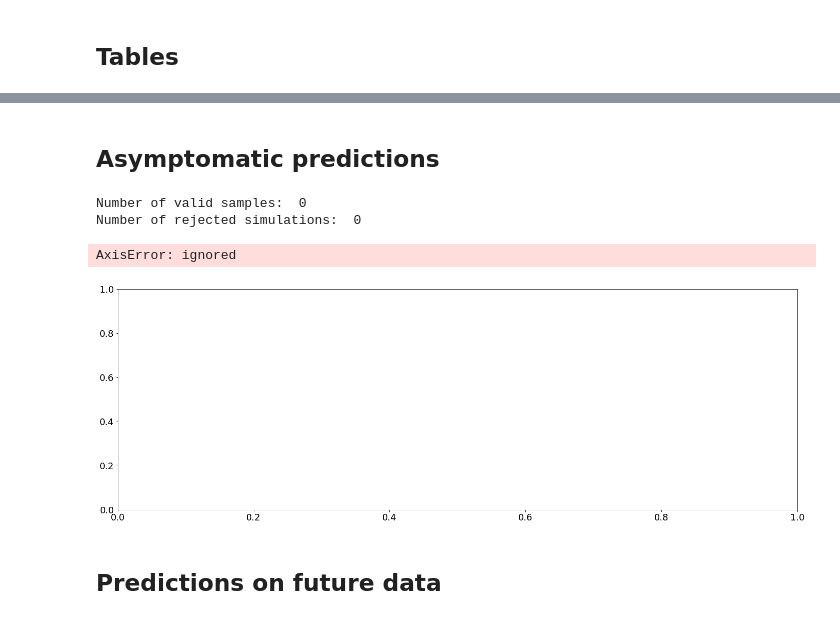
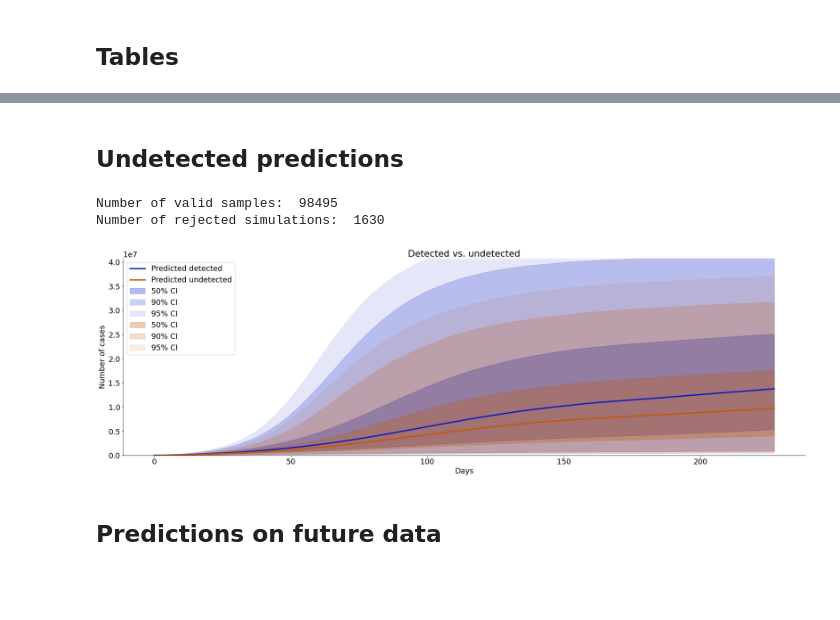
Before and after one commit to totalimba/aml, a Jupyter notebook: Code/VaccinationModel.ipynb, the cells around one changed output, grey strips where cells are left out. Drawn from its saved outputs; the diff is of its cells as text; code cells hidden in the pictures; blank space fills up the shorter version.

Commit message:
Final Code + Figures

```diff
--- a/Code/VaccinationModel.ipynb
+++ b/Code/VaccinationModel.ipynb
@@ -491,7 +487,7 @@ inv_meta = {
     'w_decay': 0.0,
     'initializer': 'glorot_uniform'
 }
-n_summary = 192
+n_summary = 200
 n_inv_blocks = 6
 
 param_names = [r'$t_1$', r'$t_2$', r'$t_3$', r'$t_4$',
@@ -502,7 +498,7 @@ param_names = [r'$t_1$', r'$t_2$', r'$t_3$', r'$t_4$',
                r'$\sigma_I$', r'$\sigma_R$', r'$\sigma_D$', r'$\sigma_V$', r'$\sigma_T$',
                r'$v_1$', r'$v_2$', r'$v_3$', r'$v_4$',
                r'$\alpha$', r'$\alpha_v$', r'$\beta$', r'$\beta_v$', r'$\gamma$',
-               r'$\eta$', r'$\theta$', r'$\delta$', r'$\delta_v$', r'$d$',
+               r'$\eta$', r'$\theta$', r'$\theta_t$', r'$\delta$', r'$\delta_v$', r'$d$',
                r'$\epsilon$', r'$\tau$']
 
 theta_dim = len(param_names)
@@ -867,7 +830,7 @@ plot_sbc(theta_samples,
 # %% [markdown]
-## Asymptomatic predictions
+## Undetected predictions
 # %%
-def plot_asymptomatic(n_samples,
+def plot_undetected(n_samples,
                      data,
                      N_sim,
                      logscale=True,
@@ -882,18 +845,28 @@ def plot_asymptomatic(n_samples,
     plt.rcParams['font.size'] = font_size
 
     norm_data = (data - mean_g) / std_g
-    samples = model.sample(norm_data, n_samples, to_numpy=True)
-    idx_nonzero = [i for i, e in enumerate(param_names) if 'phi' not in e]
-    samples = samples[np.sum(samples[:, idx_nonzero] < 0, axis=1) == 0]
-    print('Number of valid samples: ', samples.shape[0])
+
+    valid_samples = np.zeros((0,0))
+    while valid_samples.shape[0] < n_samples:
+        samples = model.sample(norm_data, n_samples*100, to_numpy=True)
+        idx_nonzero = [i for i, e in enumerate(param_names) if 'phi' not in e]
+        samples = samples[np.sum(samples[:, idx_nonzero] < 0, axis=1) == 0]
+        # cut samples with SIR probabilities > 1
+        samples = samples[np.sum(samples[:, -13:] > 1, axis=1) == 0]
+        if valid_samples.shape[0] == 0:
+            valid_samples = samples
+        else:
+            valid_samples = np.concatenate((valid_samples, samples))
+
+    print('Number of valid samples: ', valid_samples.shape[0])
     idx_alpha = param_names.index('$\\alpha$')
     f, ax = plt.subplots(1, 1, figsize=figsize)
     sims_A = []
     sims_S = []
     rej = 0
-    for i in range(samples.shape[0]):
+    for i in range(valid_samples.shape[0]):
         try:
-            sim_A, sim_S = SECIR(samples[i, :idx_alpha], samples[i, idx_alpha:], N_sim, T, sim_diff=sim_diff, asymptomatic=True)
+            sim_A, sim_S = SECIR(valid_samples[i, :idx_alpha], valid_samples[i, idx_alpha:], N_sim, T, sim_diff=sim_diff, undetected=True)
             sims_A.append(sim_A)
             sims_S.append(sim_S)
         except:
@@ -907,7 +880,7 @@ def plot_asymptomatic(n_samples,
     meds_A = np.median(sims_A, axis=0)
     meds_S = np.median(sims_S, axis=0)
 
-    title = 'Symptomatic (detected) vs. asymptomatic (detected or undetected)'
+    title = 'Detected vs. undetected'
     colors = ['#041bc7', '#c75804']
 
     # Compute quantiles
@@ -922,8 +895,8 @@ def plot_asymptomatic(n_samples,
 
 
     # Plot medians
-    ax.plot(meds_S, label='Predicted symptomatic', color=colors[0], lw=3)
-    ax.plot(meds_A, label='Predicted asymptomatic ', color=colors[1], lw=3)
+    ax.plot(meds_S, label='Predicted detected', color=colors[0], lw=3)
+    ax.plot(meds_A, label='Predicted undetected', color=colors[1], lw=3)
 
     if plot_quantiles:
         ax.fill_between(range(meds_S.shape[0]), qs_50_S[0, :], qs_50_S[1, :], color=colors[0], alpha=0.3, label='50% CI')
@@ -949,15 +922,14 @@ def plot_asymptomatic(n_samples,
     if filename is not None:
         f.savefig("figures/{}.png".format(filename), dpi=300)
 # %%
-plot_asymptomatic(500000,
+plot_undetected(1000,
                   data_germany_tensor,
                   N_germany,
                   logscale = False)
 # %% [output]
-Number of valid samples:  0
-Number of rejected simulations:  0
+Number of valid samples:  98495
+Number of rejected simulations:  1630
-AxisError: ignored
-[figure, old version]
+[figure, new version]
 # %% [markdown]
 ## Predictions on future data
 # %%
```
Also changed, not shown: parts of 27 cells of this notebook, 15 other files.
